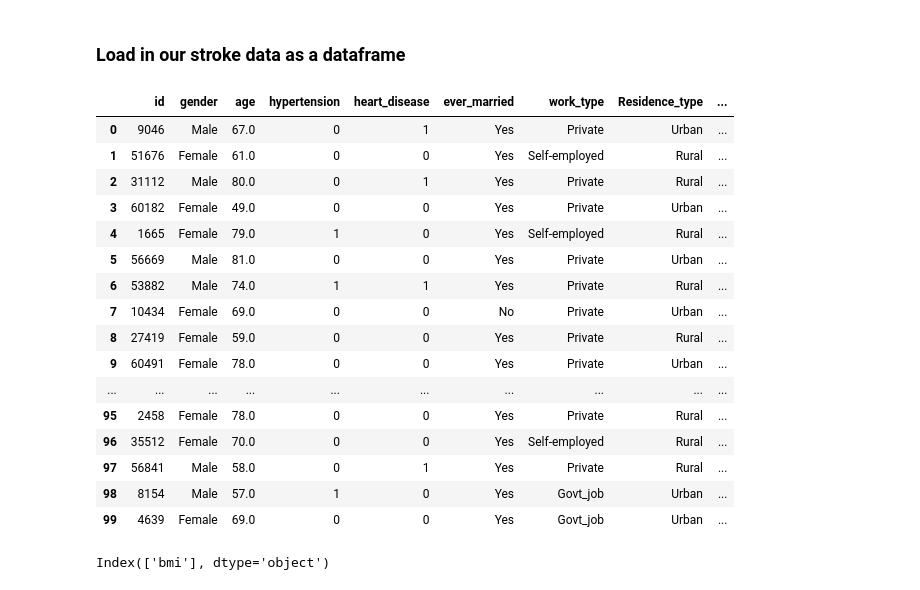
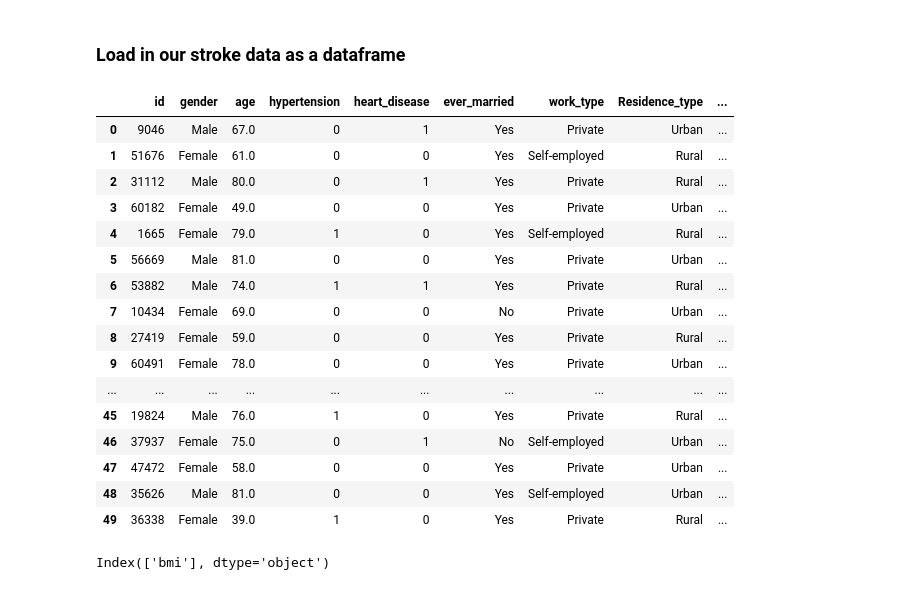
Before and after one commit to Emuolanari/ML_ICA, a Jupyter notebook: Machine Learning ICA .ipynb, the cells around one changed output. Drawn from its saved outputs; the diff is of its cells as text; code cells hidden in the pictures.

```diff
--- a/Machine Learning ICA .ipynb
+++ b/Machine Learning ICA .ipynb
@@ -21,26 +21,26 @@ stroke_data = pd.read_csv('Desktop/datasets/healthcare-dataset-stroke-data.csv')
 # %%
 pd.set_option('display.max_rows', 200)
 # %%
-#looking at the first 100 lines of our stroke data
-stroke_data.head(100)
+#looking at the first 50 lines of our stroke data
+stroke_data.head(50)
 # %% [output]
 |  | id | gender | age | hypertension | heart_disease | ever_married | work_type | Residence_type | ... |
 | 0 | 9046 | Male | 67.0 | 0 | 1 | Yes | Private | Urban | ... |
 | 1 | 51676 | Female | 61.0 | 0 | 0 | Yes | Self-employed | Rural | ... |
 | 2 | 31112 | Male | 80.0 | 0 | 1 | Yes | Private | Rural | ... |
 | 3 | 60182 | Female | 49.0 | 0 | 0 | Yes | Private | Urban | ... |
 | 4 | 1665 | Female | 79.0 | 1 | 0 | Yes | Self-employed | Rural | ... |
 | 5 | 56669 | Male | 81.0 | 0 | 0 | Yes | Private | Urban | ... |
 | 6 | 53882 | Male | 74.0 | 1 | 1 | Yes | Private | Rural | ... |
 | 7 | 10434 | Female | 69.0 | 0 | 0 | No | Private | Urban | ... |
 | 8 | 27419 | Female | 59.0 | 0 | 0 | Yes | Private | Rural | ... |
 | 9 | 60491 | Female | 78.0 | 0 | 0 | Yes | Private | Urban | ... |
 | ... | ... | ... | ... | ... | ... | ... | ... | ... | ... |
-| 95 | 2458 | Female | 78.0 | 0 | 0 | Yes | Private | Rural | ... |
-| 96 | 35512 | Female | 70.0 | 0 | 0 | Yes | Self-employed | Rural | ... |
-| 97 | 56841 | Male | 58.0 | 0 | 1 | Yes | Private | Rural | ... |
-| 98 | 8154 | Male | 57.0 | 1 | 0 | Yes | Govt_job | Urban | ... |
-| 99 | 4639 | Female | 69.0 | 0 | 0 | Yes | Govt_job | Urban | ... |
+| 45 | 19824 | Male | 76.0 | 1 | 0 | Yes | Private | Rural | ... |
+| 46 | 37937 | Female | 75.0 | 0 | 1 | No | Self-employed | Urban | ... |
+| 47 | 47472 | Female | 58.0 | 0 | 0 | Yes | Private | Urban | ... |
+| 48 | 35626 | Male | 81.0 | 0 | 0 | Yes | Self-employed | Urban | ... |
+| 49 | 36338 | Female | 39.0 | 1 | 0 | Yes | Private | Rural | ... |
 # %%
 ###check columns with null values
 stroke_data.columns[stroke_data.isnull().any()]
```
Also changed, not shown: parts of 20 cells of this notebook.
